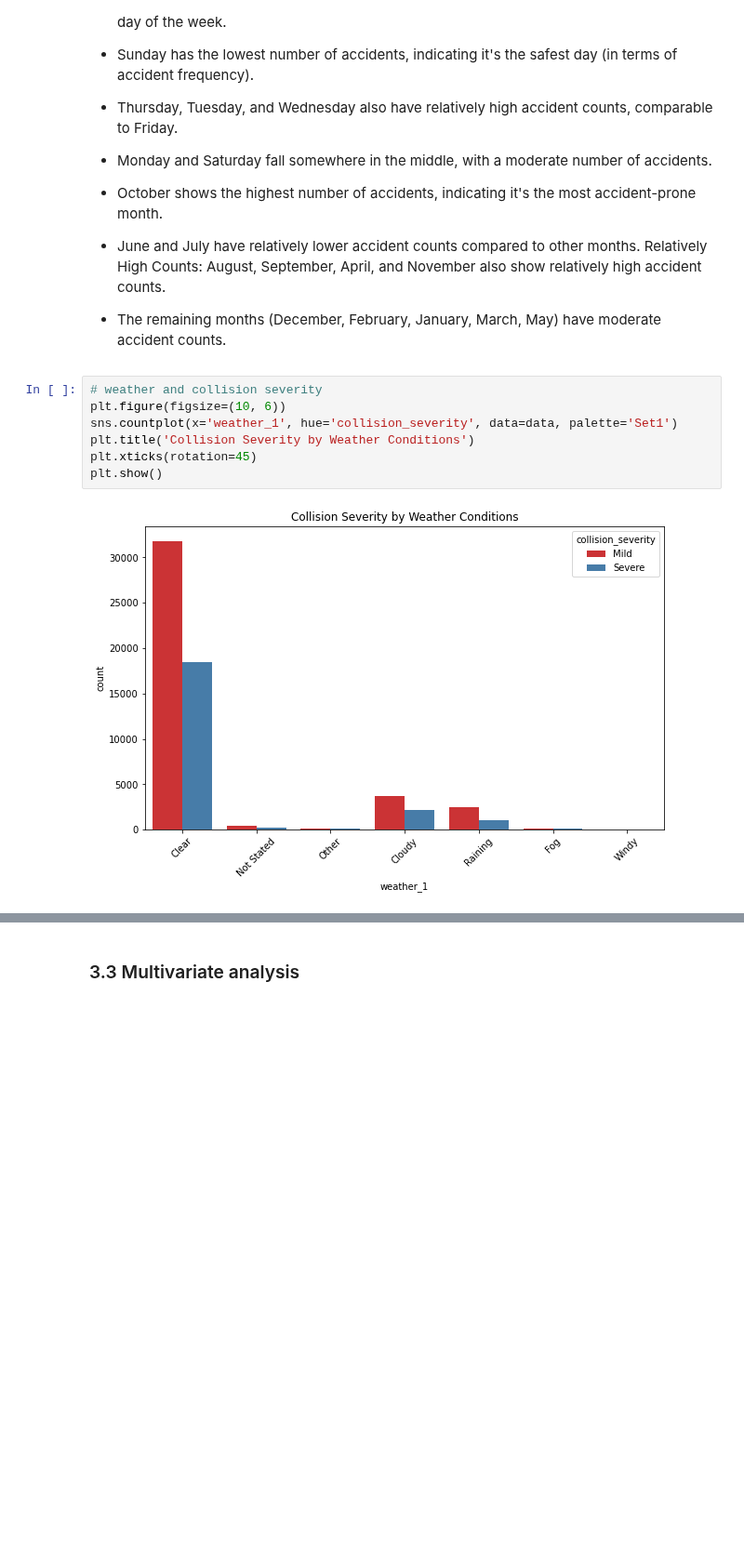
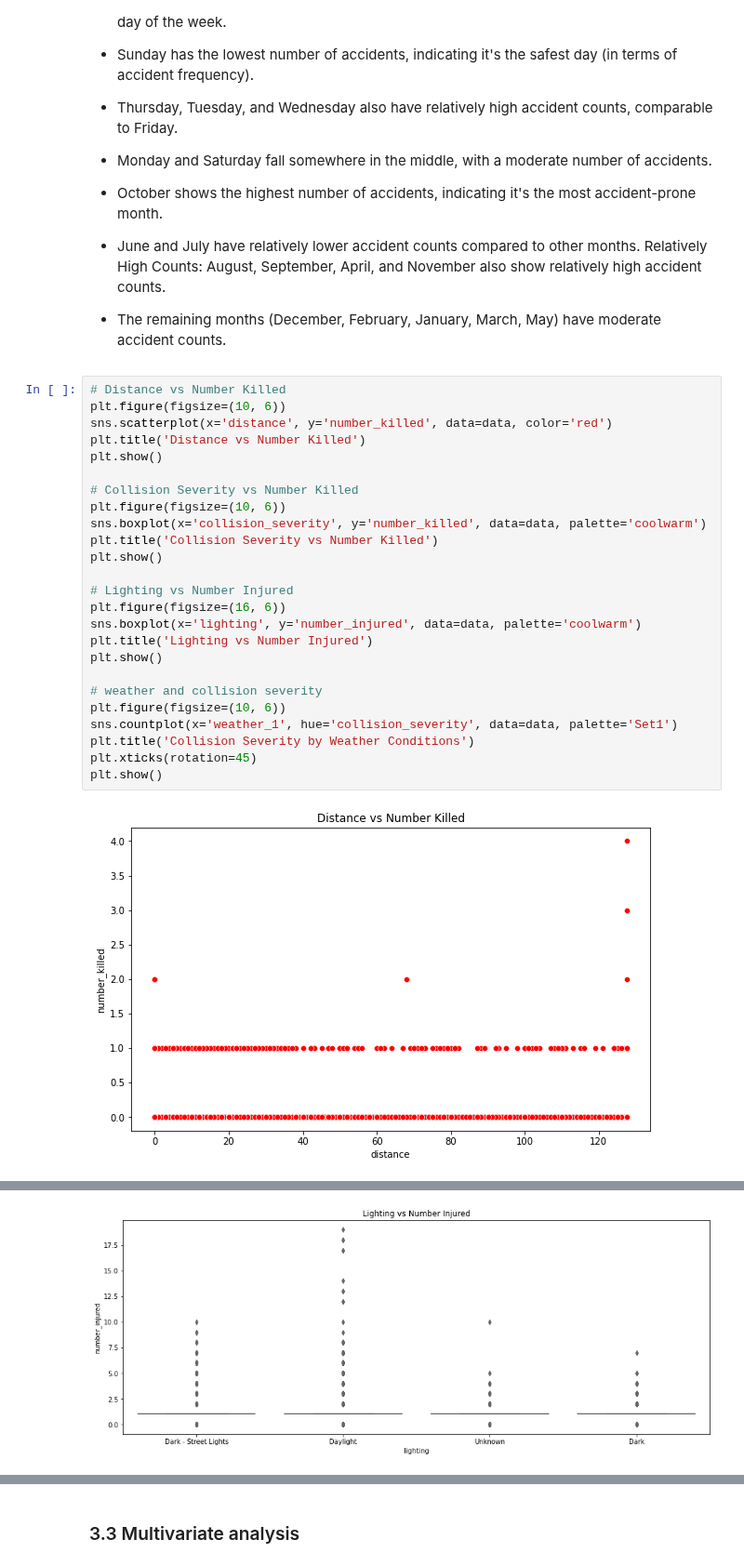
Before and after one commit to JmercyA/CAPSTONE-PROJECT-GROUP-3, a Jupyter notebook: Index.ipynb, the cells around one changed output, grey strips where cells are left out. Shown at 93% size. Cells and saved outputs as stored; diff of their text form; blank space fills up the shorter version.

```diff
--- a/Index.ipynb
+++ b/Index.ipynb
@@ -753,12 +753,30 @@ plt.show()
 Relatively High Counts: August, September, April, and November also show relatively high accident counts.
 
 - The remaining months (December, February, January, March, May) have moderate accident counts.
-# %%
-# weather and collision severity
-plt.figure(figsize=(10, 6))
-sns.countplot(x='weather_1', hue='collision_severity', data=data, palette='Set1')
-plt.title('Collision Severity by Weather Conditions')
-plt.xticks(rotation=45)
-plt.show()
-# %% [output]
-[figure, removed]
+# %%
+# Distance vs Number Killed
+plt.figure(figsize=(10, 6))
+sns.scatterplot(x='distance', y='number_killed', data=data, color='red')
+plt.title('Distance vs Number Killed')
+plt.show()
+
+# Collision Severity vs Number Killed
+plt.figure(figsize=(10, 6))
+sns.boxplot(x='collision_severity', y='number_killed', data=data, palette='coolwarm')
+plt.title('Collision Severity vs Number Killed')
+plt.show()
+
+# Lighting vs Number Injured
+plt.figure(figsize=(16, 6))
+sns.boxplot(x='lighting', y='number_injured', data=data, palette='coolwarm')
+plt.title('Lighting vs Number Injured')
+plt.show()
+
+# weather and collision severity
+plt.figure(figsize=(10, 6))
+sns.countplot(x='weather_1', hue='collision_severity', data=data, palette='Set1')
+plt.title('Collision Severity by Weather Conditions')
+plt.xticks(rotation=45)
+plt.show()
+# %% [output]
+[figure, added]
@@ -764,0 +784 @@ plt.show()
+[figure, added]
```
Also changed, not shown: parts of 6 cells of this notebook, 4 other files.
